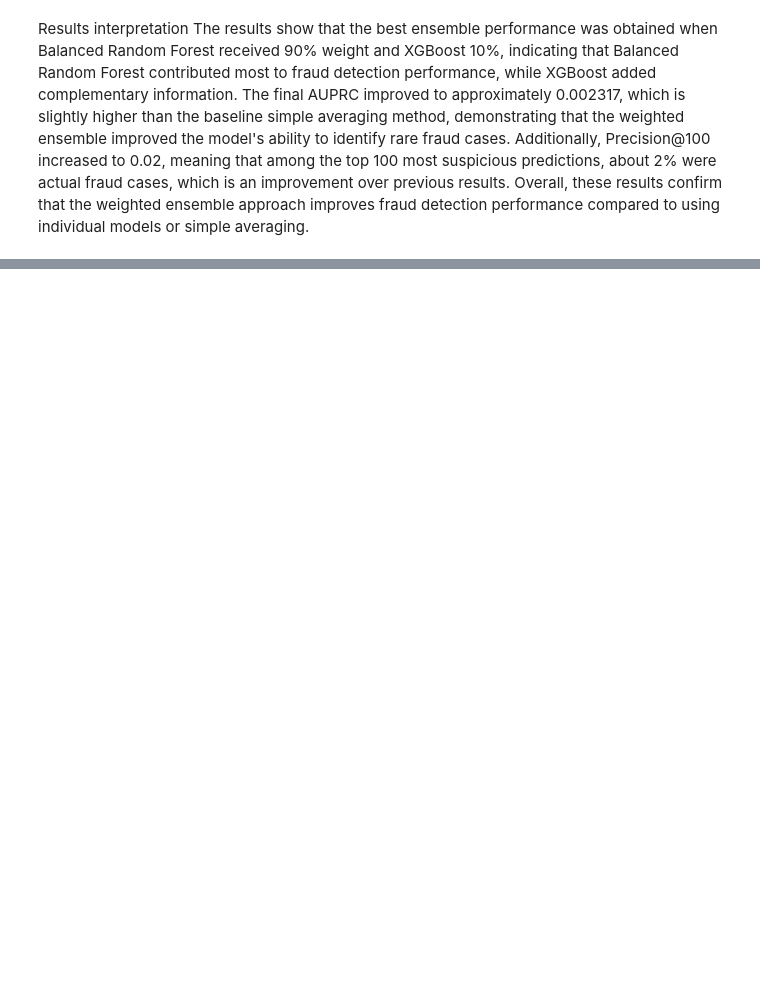
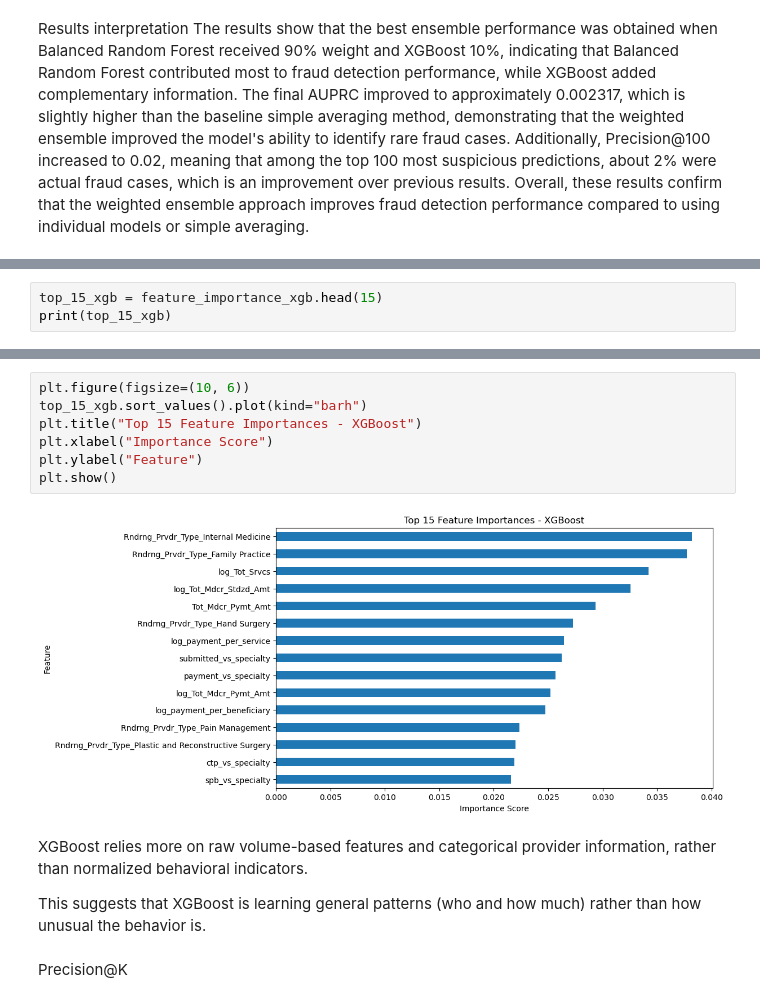
Before and after one commit to chaza4004/provider-fraud-risk-scoring, a Jupyter notebook: src/train_model.ipynb, the cells around one changed output, grey strips where cells are left out. Cells and saved outputs as stored; diff of their text form; blank space fills up the shorter version.

```diff
--- a/src/train_model.ipynb
+++ b/src/train_model.ipynb
@@ -1030,0 +1139,3 @@ The results show that the best ensemble performance was obtained when Balanced R
+# %%
+top_15_xgb = feature_importance_xgb.head(15)
+print(top_15_xgb)
@@ -1030,0 +1159,15 @@ The results show that the best ensemble performance was obtained when Balanced R
+# %%
+plt.figure(figsize=(10, 6))
+top_15_xgb.sort_values().plot(kind="barh")
+plt.title("Top 15 Feature Importances - XGBoost")
+plt.xlabel("Importance Score")
+plt.ylabel("Feature")
+plt.show()
+# %% [output]
+[figure, added]
+# %% [markdown]
+XGBoost relies more on raw volume-based features and categorical provider information, rather than normalized behavioral indicators.
+
+This suggests that XGBoost is learning general patterns (who and how much) rather than how unusual the behavior is.
+# %% [markdown]
+Precision@K
```
Also changed, not shown: parts of 42 cells of this notebook.
